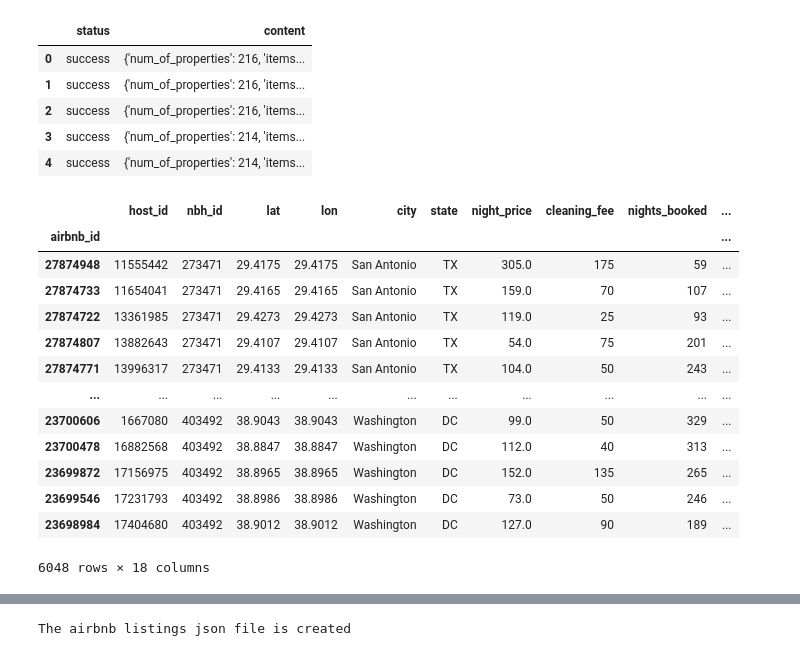
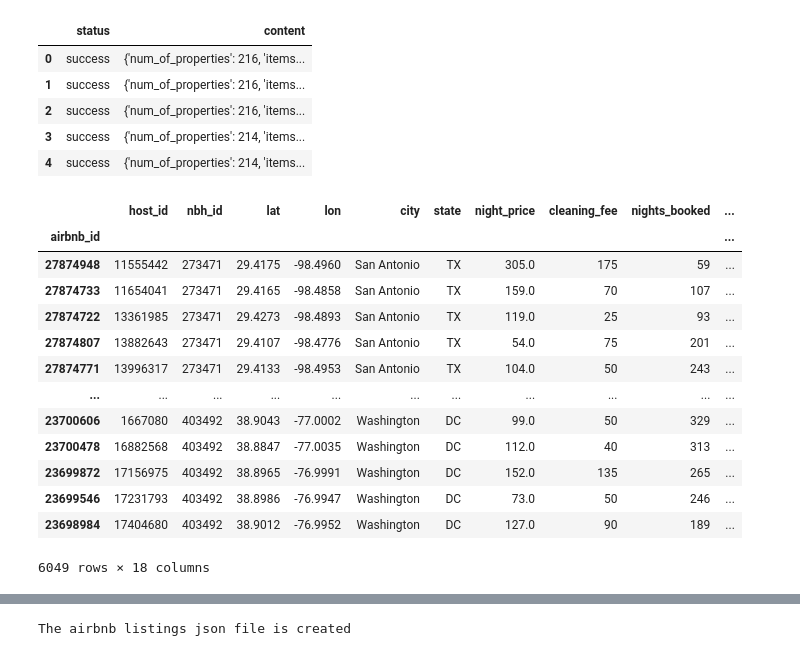
Before and after one commit to abasaltr/Airbnb_Dashboard, a Jupyter notebook: Airbnb-v1/python/extractAirbnb-Nbh.ipynb, the cells around one changed output, grey strips where cells are left out. Cells and saved outputs as stored; diff of their text form; code cells hidden in the pictures.

Commit message:
update DB on listings latitude | update JSON data

```diff
--- a/Airbnb-v1/python/extractAirbnb-Nbh.ipynb
+++ b/Airbnb-v1/python/extractAirbnb-Nbh.ipynb
@@ -56,7 +56,7 @@ s = f.read()
 #s = s.replace("\'", "\"")
 s = s.replace("null", "''")
 nbhstr = json.dumps(s)
-nbhjson = json.loads(airstr)
+nbhjson = json.loads(nbhstr)
 nbhbnb = ast.literal_eval(nbhjson)
 nbhReq.append(nbhbnb)
 df_nbh = pd.DataFrame(nbhReq)
@@ -166,46 +166,46 @@ for i in range(len(df_props)):
                 "airbnb_id":int(properties[i]['content']['properties'][j]['id']),
                 "host_id": int(properties[i]['content']['properties'][j]['property_id']),
                 "nbh_id": int(properties[i]['content']['properties'][j]['airbnb_neighborhood_id']),
                 "lat": float(properties[i]['content']['properties'][j]['lat']),
-                "lon": float(properties[i]['content']['properties'][j]['lat']),
+                "lon": float(properties[i]['content']['properties'][j]['lon']),
                 'city':properties[i]['content']['properties'][j]['airbnb_city'],
                 'state':properties[i]['content']['properties'][j]['state'],
                 "night_price":float(properties[i]['content']['properties'][j]['night_price']),
                 "cleaning_fee": cleaning_fee,
                 "nights_booked":int(properties[i]['content']['properties'][j]['nights_booked']),
                 "rental_income": int(properties[i]['content']['properties'][j]['rental_income']),
                 "property_type": properties[i]['content']['properties'][j]['property_type'],
                 "room_count": room_count,
                 "bed_count": bed_count,
                 "max_capacity": max_capacity,
                 "star_rating":star_rating,
                 "total_reviews": total_reviews,
                 "date_created":properties[i]['content']['properties'][j]['created_at'],
                 "date_updated":properties[i]['content']['properties'][j]['updated_at']
             }
             reqProperties.append(airbnbListing)
 
 
 df_reqProp = pd.DataFrame(reqProperties)
 df_reqProp
 df_reqProp.index = df_reqProp['airbnb_id']
 del df_reqProp['airbnb_id']
 df_reqProp
 # %% [output]
 |  | host_id | nbh_id | lat | lon | city | state | night_price | cleaning_fee | nights_booked | ... |
 | airbnb_id |  |  |  |  |  |  |  |  |  | ... |
-| 27874948 | 11555442 | 273471 | 29.4175 | 29.4175 | San Antonio | TX | 305.0 | 175 | 59 | ... |
-| 27874733 | 11654041 | 273471 | 29.4165 | 29.4165 | San Antonio | TX | 159.0 | 70 | 107 | ... |
-| 27874722 | 13361985 | 273471 | 29.4273 | 29.4273 | San Antonio | TX | 119.0 | 25 | 93 | ... |
-| 27874807 | 13882643 | 273471 | 29.4107 | 29.4107 | San Antonio | TX | 54.0 | 75 | 201 | ... |
-| 27874771 | 13996317 | 273471 | 29.4133 | 29.4133 | San Antonio | TX | 104.0 | 50 | 243 | ... |
+| 27874948 | 11555442 | 273471 | 29.4175 | -98.4960 | San Antonio | TX | 305.0 | 175 | 59 | ... |
+| 27874733 | 11654041 | 273471 | 29.4165 | -98.4858 | San Antonio | TX | 159.0 | 70 | 107 | ... |
+| 27874722 | 13361985 | 273471 | 29.4273 | -98.4893 | San Antonio | TX | 119.0 | 25 | 93 | ... |
+| 27874807 | 13882643 | 273471 | 29.4107 | -98.4776 | San Antonio | TX | 54.0 | 75 | 201 | ... |
+| 27874771 | 13996317 | 273471 | 29.4133 | -98.4953 | San Antonio | TX | 104.0 | 50 | 243 | ... |
 | ... | ... | ... | ... | ... | ... | ... | ... | ... | ... | ... |
-| 23700606 | 1667080 | 403492 | 38.9043 | 38.9043 | Washington | DC | 99.0 | 50 | 329 | ... |
-| 23700478 | 16882568 | 403492 | 38.8847 | 38.8847 | Washington | DC | 112.0 | 40 | 313 | ... |
-| 23699872 | 17156975 | 403492 | 38.8965 | 38.8965 | Washington | DC | 152.0 | 135 | 265 | ... |
-| 23699546 | 17231793 | 403492 | 38.8986 | 38.8986 | Washington | DC | 73.0 | 50 | 246 | ... |
-| 23698984 | 17404680 | 403492 | 38.9012 | 38.9012 | Washington | DC | 127.0 | 90 | 189 | ... |
+| 23700606 | 1667080 | 403492 | 38.9043 | -77.0002 | Washington | DC | 99.0 | 50 | 329 | ... |
+| 23700478 | 16882568 | 403492 | 38.8847 | -77.0035 | Washington | DC | 112.0 | 40 | 313 | ... |
+| 23699872 | 17156975 | 403492 | 38.8965 | -76.9991 | Washington | DC | 152.0 | 135 | 265 | ... |
+| 23699546 | 17231793 | 403492 | 38.8986 | -76.9947 | Washington | DC | 73.0 | 50 | 246 | ... |
+| 23698984 | 17404680 | 403492 | 38.9012 | -76.9952 | Washington | DC | 127.0 | 90 | 189 | ... |
-6048 rows × 18 columns
+6049 rows × 18 columns
 # %%
 result = df_reqProp.to_json(orient="index")
 parsed = json.loads(result)
```
Also changed, not shown: parts of 4 cells of this notebook, 4 other files.
